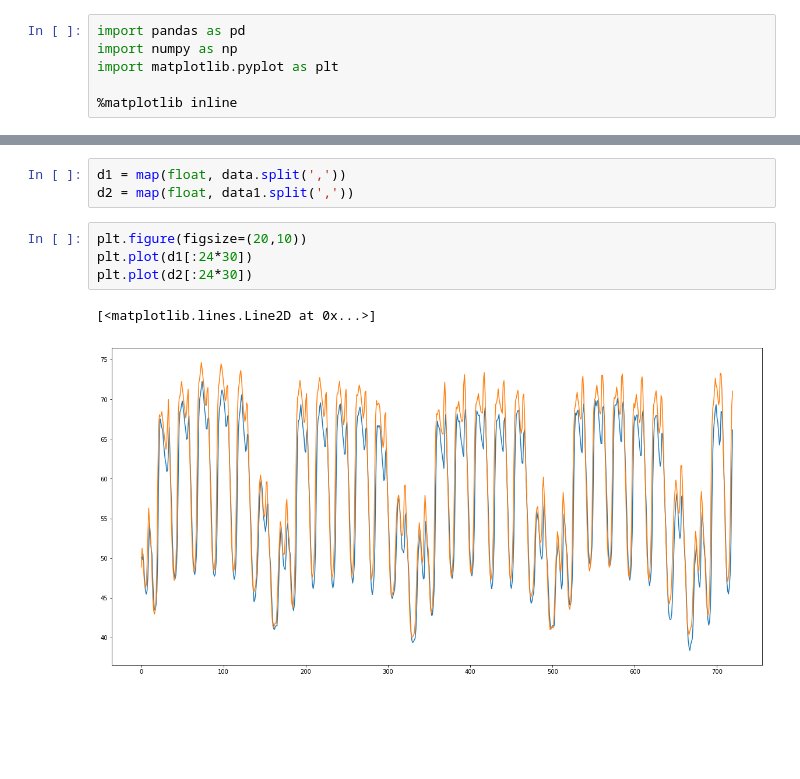
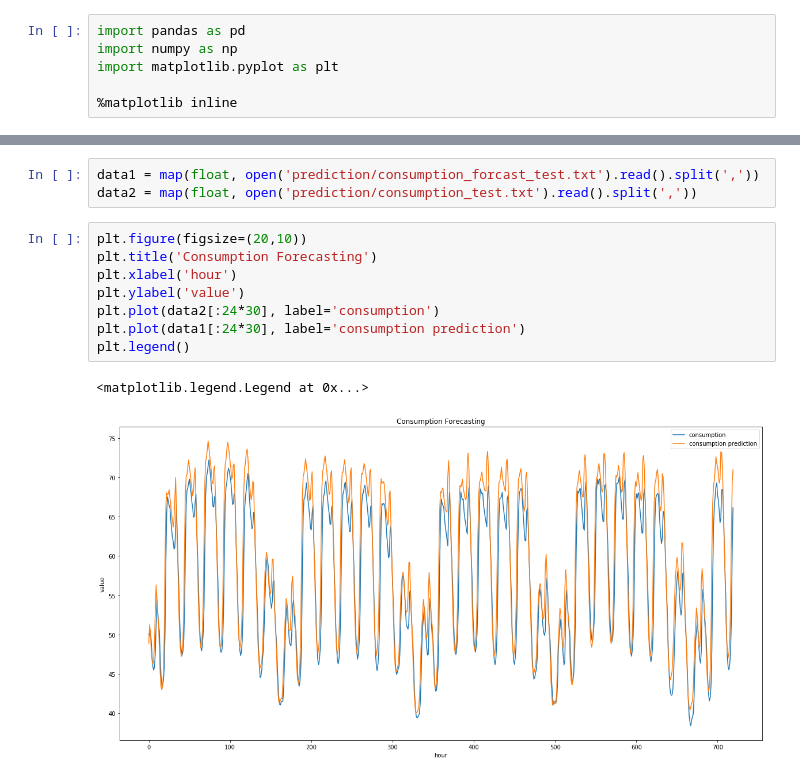
Before and after one commit to peveloper/hackenergy, a Jupyter notebook: Untitled.ipynb, the cells around one changed output, grey strips where cells are left out. Drawn from its saved outputs; the diff is of its cells as text; blank space fills up the shorter version.

Commit message:
figures

```diff
--- a/Untitled.ipynb
+++ b/Untitled.ipynb
@@ -21,10 +7,14 @@ plt.plot()
-# %%
-d1 = map(float, data.split(','))
-d2 = map(float, data1.split(','))
+# %%
+data1 = map(float, open('prediction/consumption_forcast_test.txt').read().split(','))
+data2 = map(float, open('prediction/consumption_test.txt').read().split(','))
 # %%
 plt.figure(figsize=(20,10))
-plt.plot(d1[:24*30])
-plt.plot(d2[:24*30])
+plt.title('Consumption Forecasting')
+plt.xlabel('hour')
+plt.ylabel('value')
+plt.plot(data2[:24*30], label='consumption')
+plt.plot(data1[:24*30], label='consumption prediction')
+plt.legend()
 # %% [output]
-[<matplotlib.lines.Line2D at 0x...>]
+<matplotlib.legend.Legend at 0x...>
-[figure, old version]
+[figure, new version]
```
Also changed, not shown: parts of 4 cells of this notebook, 2 other files.
